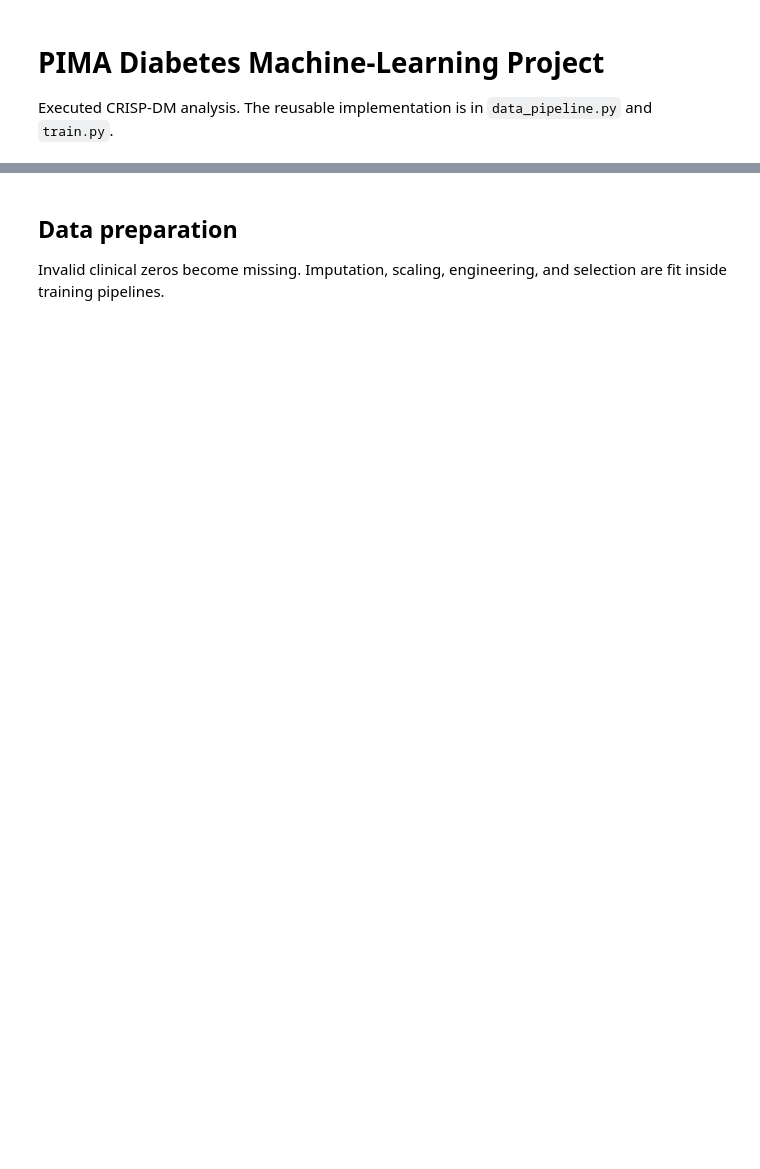
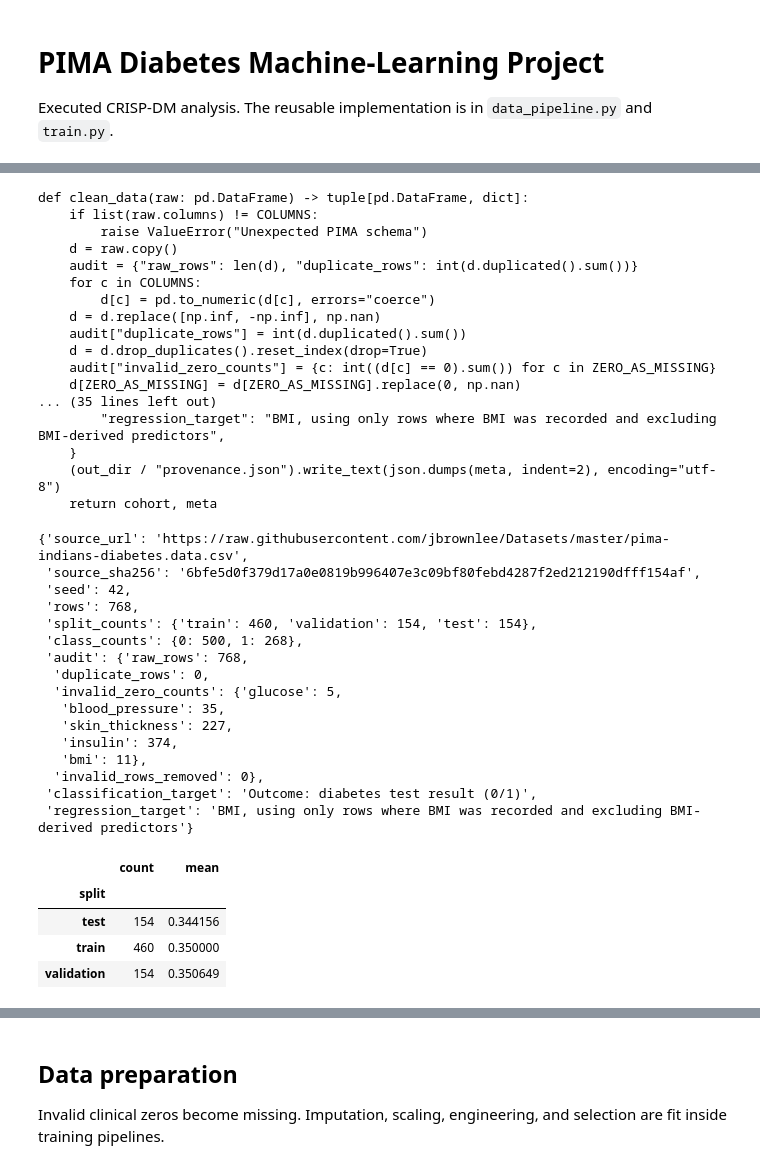
Before and after one commit to KAI-UTP/ML-Porject_PIMA-Diabetes, a Jupyter notebook: notebooks/PIMA_Diabetes_Project.ipynb, the cells around one changed output, grey strips where cells are left out. Drawn from its saved outputs; the diff is of its cells as text; code cells hidden in the pictures; blank space fills up the shorter version.

```diff
--- a/notebooks/PIMA_Diabetes_Project.ipynb
+++ b/notebooks/PIMA_Diabetes_Project.ipynb
@@ -26,0 +30,48 @@ display(d.describe(include='all'))
+# %%
+import sys, inspect
+sys.path.insert(0,str(ROOT))
+import data_pipeline, train
+print(inspect.getsource(data_pipeline.clean_data))
+print(inspect.getsource(data_pipeline.prepare_data))
+d, provenance=data_pipeline.prepare_data()
+display(provenance)
+display(d.groupby('split').outcome.agg(['count','mean']))
+# %% [output]
+def clean_data(raw: pd.DataFrame) -> tuple[pd.DataFrame, dict]:
+    if list(raw.columns) != COLUMNS:
+        raise ValueError("Unexpected PIMA schema")
+    d = raw.copy()
+    audit = {"raw_rows": len(d), "duplicate_rows": int(d.duplicated().sum())}
+    for c in COLUMNS:
+        d[c] = pd.to_numeric(d[c], errors="coerce")
+    d = d.replace([np.inf, -np.inf], np.nan)
+    audit["duplicate_rows"] = int(d.duplicated().sum())
+    d = d.drop_duplicates().reset_index(drop=True)
+    audit["invalid_zero_counts"] = {c: int((d[c] == 0).sum()) for c in ZERO_AS_MISSING}
+    d[ZERO_AS_MISSING] = d[ZERO_AS_MISSING].replace(0, np.nan)
+... (35 lines left out)
+        "regression_target": "BMI, using only rows where BMI was recorded and excluding BMI-derived predictors",
+    }
+    (out_dir / "provenance.json").write_text(json.dumps(meta, indent=2), encoding="utf-8")
+    return cohort, meta
+{'source_url': 'https://raw.githubusercontent.com/jbrownlee/Datasets/master/pima-indians-diabetes.data.csv',
+ 'source_sha256': '6bfe5d0f379d17a0e0819b996407e3c09bf80febd4287f2ed212190dfff154af',
+ 'seed': 42,
+ 'rows': 768,
+ 'split_counts': {'train': 460, 'validation': 154, 'test': 154},
+ 'class_counts': {0: 500, 1: 268},
+ 'audit': {'raw_rows': 768,
+  'duplicate_rows': 0,
+  'invalid_zero_counts': {'glucose': 5,
+   'blood_pressure': 35,
+   'skin_thickness': 227,
+   'insulin': 374,
+   'bmi': 11},
+  'invalid_rows_removed': 0},
+ 'classification_target': 'Outcome: diabetes test result (0/1)',
+ 'regression_target': 'BMI, using only rows where BMI was recorded and excluding BMI-derived predictors'}
+|  | count | mean |
+| split |  |  |
+| test | 154 | 0.344156 |
+| train | 460 | 0.350000 |
+| validation | 154 | 0.350649 |
```
Also changed, not shown: parts of 6 cells of this notebook, 16 other files.
